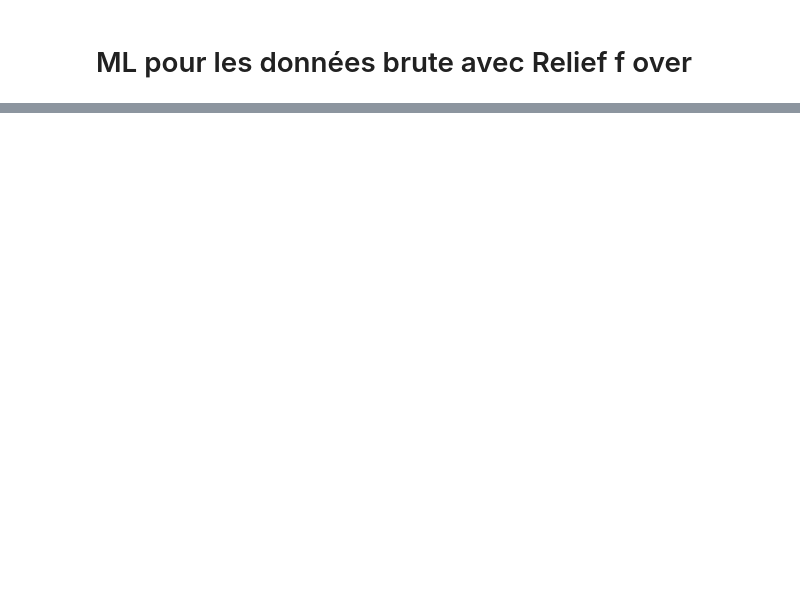
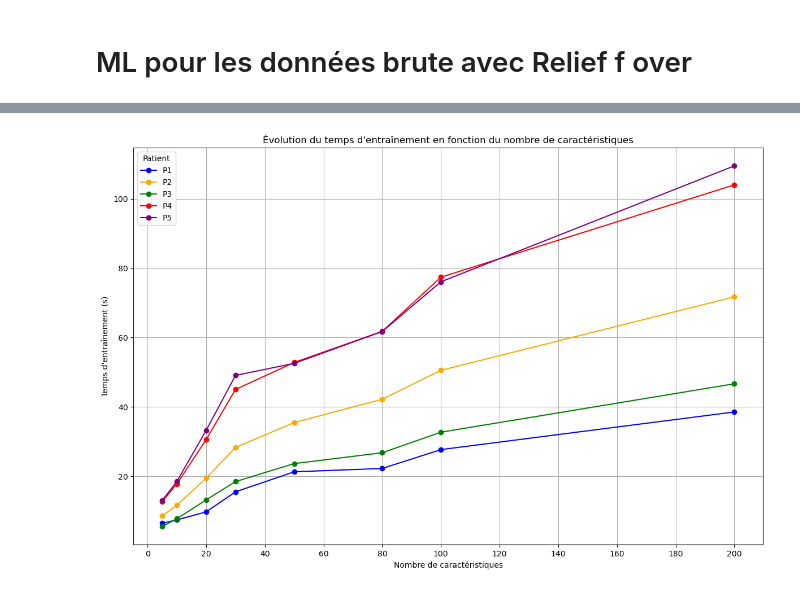
Before and after one commit to Anthoplc/Detect-FOG, a Jupyter notebook: code/Machine_Learning.ipynb, the cells around one changed output, grey strips where cells are left out. Drawn from its saved outputs; the diff is of its cells as text; code cells hidden in the pictures; blank space fills up the shorter version.

```diff
--- a/code/Machine_Learning.ipynb
+++ b/code/Machine_Learning.ipynb
@@ -1243 +1263,27 @@ Training SVM...
 Results saved to C:/Users/antho/Documents/MEMOIRE_M2/c3d_audeline/resultats_ML_condition/model_results_details_by_patient_relief_over__brut.csv
+# %%
+# Graphique de l'évolution du temps d'entraînement en fonction du nombre de caractéristiques et des patients
+fig, ax = plt.subplots(figsize=(12, 8))
+
+# Utilisation de couleurs différentes pour chaque patient
+colors = ['blue', 'orange', 'green', 'red', 'purple']
+
+# Tracé des lignes pour chaque patient
+for patient, color in zip(df['Identifier'].unique(), colors):
+    patient_data = df[df['Identifier'] == patient]
+    ax.plot(patient_data['Top N Features'], patient_data['Train Time'], marker='o', label=patient, color=color)
+
+# Ajout des titres et des légendes
+ax.set_title('Évolution du temps d\'entraînement en fonction du nombre de caractéristiques')
+ax.set_xlabel('Nombre de caractéristiques')
+ax.set_ylabel('Temps d\'entraînement (s)')
+ax.legend(title='Patient')
+ax.grid(True)
+
+# Définir l'échelle de l'axe X de 20 en 20
+ax.set_xticks(range(0, 220, 20))
+
+plt.tight_layout()
+plt.show()
+# %% [output]
+[figure, added]
```
Also changed, not shown: parts of 5 cells of this notebook, 15 other files.
